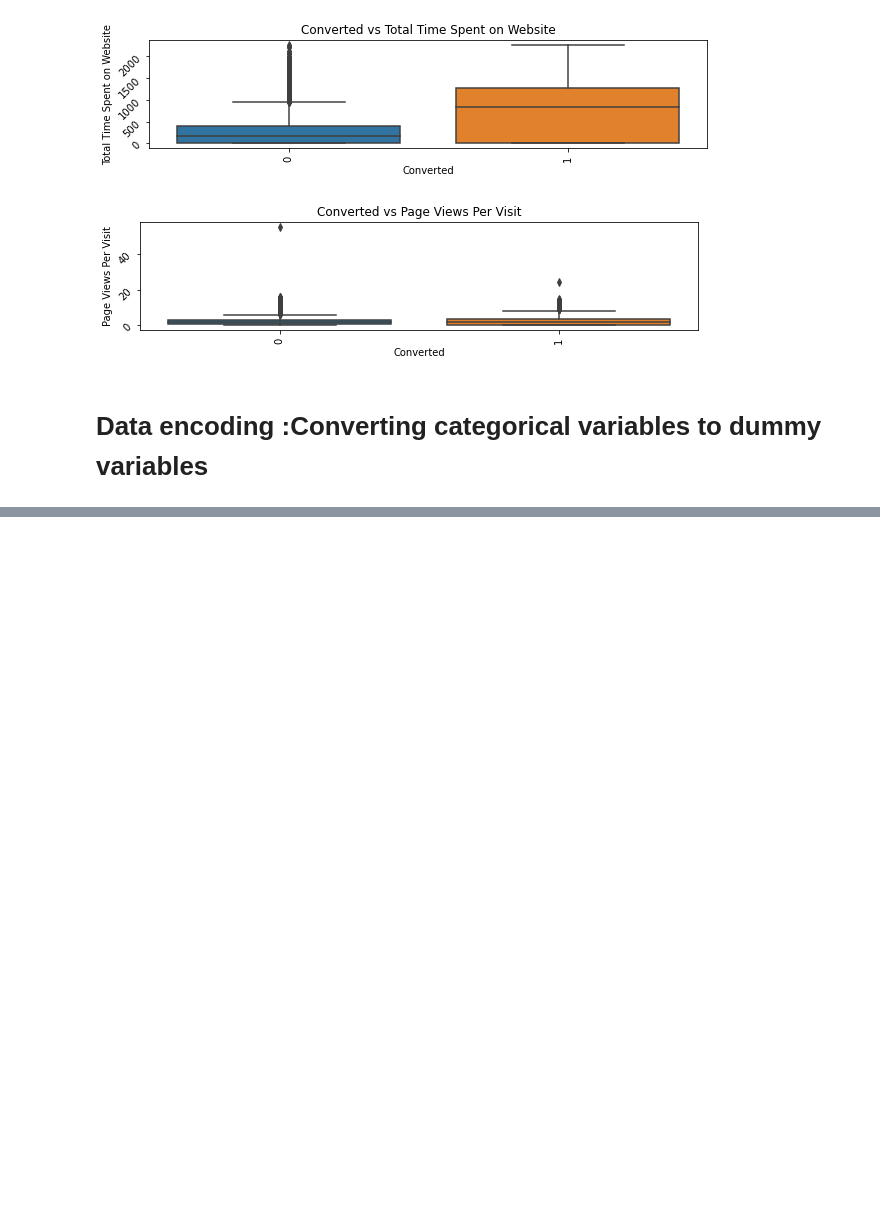
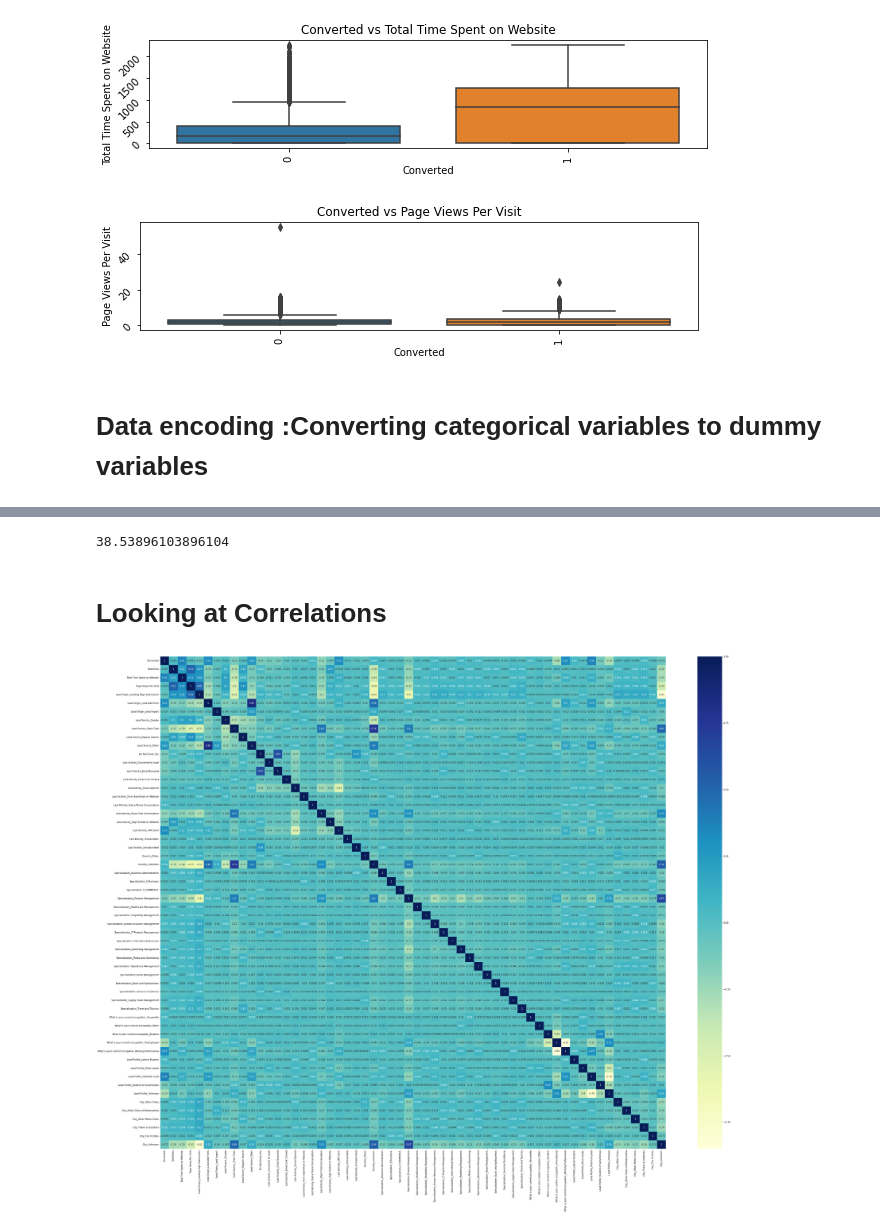
Before and after one commit to anagha172/LSCStudy, a Jupyter notebook: Lead_Scoring_Case_Study_Anagha.ipynb, the cells around one changed output, grey strips where cells are left out. Drawn from its saved outputs; the diff is of its cells as text; code cells hidden in the pictures; blank space fills up the shorter version.

```diff
--- a/Lead_Scoring_Case_Study_Anagha.ipynb
+++ b/Lead_Scoring_Case_Study_Anagha.ipynb
@@ -456,3 +452,7 @@ Name: A free copy of Mastering The Interview, dtype: float64
+# %%
+#Last Notable Activity is same as Last Activity , hence dropping it
+
+ldf.drop('A free copy of Mastering The Interview',1,inplace=True)
 # %%
 #Outliers : Handling Outliers
 # Finding the outliers
@@ -685,7 +688,0 @@ Name: A free copy of Mastering The Interview_Yes, dtype: int64
-# %%
-## as per above count of all the below columns are less than 100 hence deleting them
-
-
-ldf=ldf.drop(['Lead Origin_Quick Add Form','Last Activity_Approached upfront','Last Activity_Email Marked Spam',
-              'Last Activity_Email Received','Last Activity_Resubscribed to emails','Last Activity_View in browser link Clicked',
-              'Last Activity_Visited Booth in Tradeshow','What is your current occupation_Businessman'],1)
@@ -694,3 +689,8 @@ KeyError: "['Last Activity_Approached upfront', 'What is your current occupation
+# %%
+## as per above count of all the below columns are less than 100 hence deleting them
+
+
+ldf=ldf.drop(['Lead Origin_Quick Add Form','Last Activity_Email Marked Spam','Last Activity_Email Received','Last Activity_Resubscribed to emails','Last Activity_View in browser link Clicked','Last Activity_Visited Booth in Tradeshow'],1)
 # %%
 ldf.info()
 # %% [output]
@@ -1184,0 +774,7 @@ Covariance Type:            nonrobust
+# %%
+# CHecking Converted Rate
+
+conrate = (sum(ldf['Converted'])/len(ldf['Converted'].index))*100
+conrate
+# %% [output]
+38.53896103896104
@@ -1184,0 +783,8 @@ Covariance Type:            nonrobust
+# %% [markdown]
+# Looking at Correlations
+# %%
+plt.figure(figsize=(50,40))
+sns.heatmap(ldf.corr(),annot = True,cmap ="YlGnBu")
+plt.show()
+# %% [output]
+[figure, added]
```
Also changed, not shown: parts of 123 cells of this notebook.
